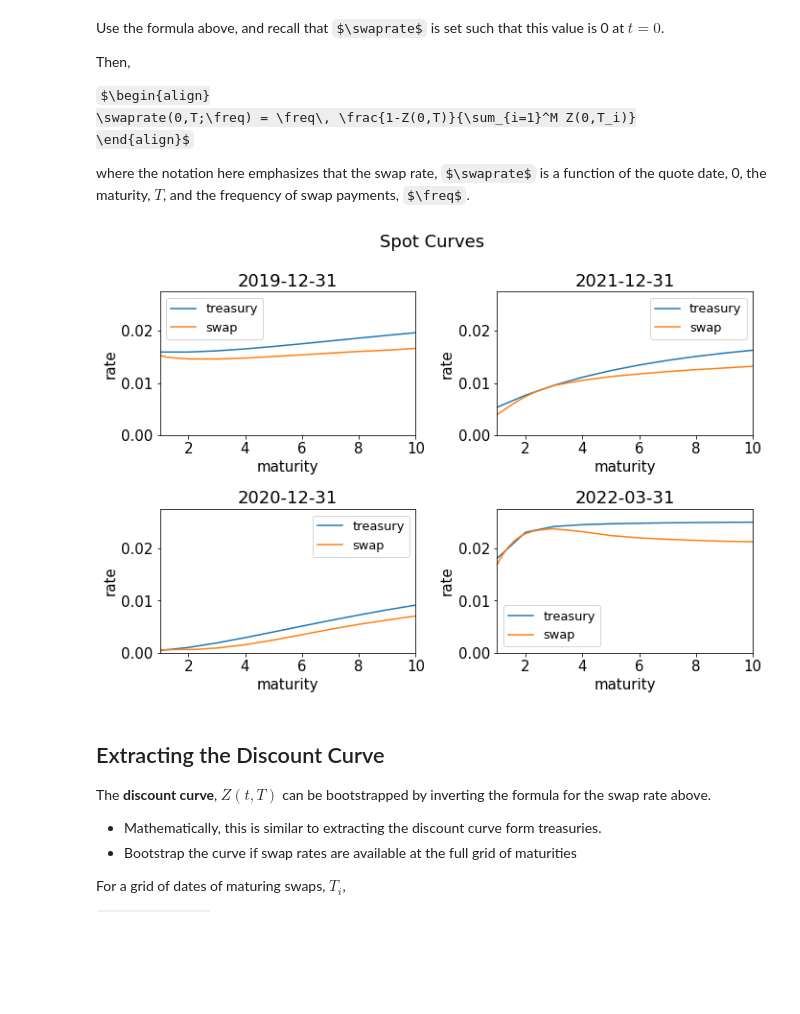
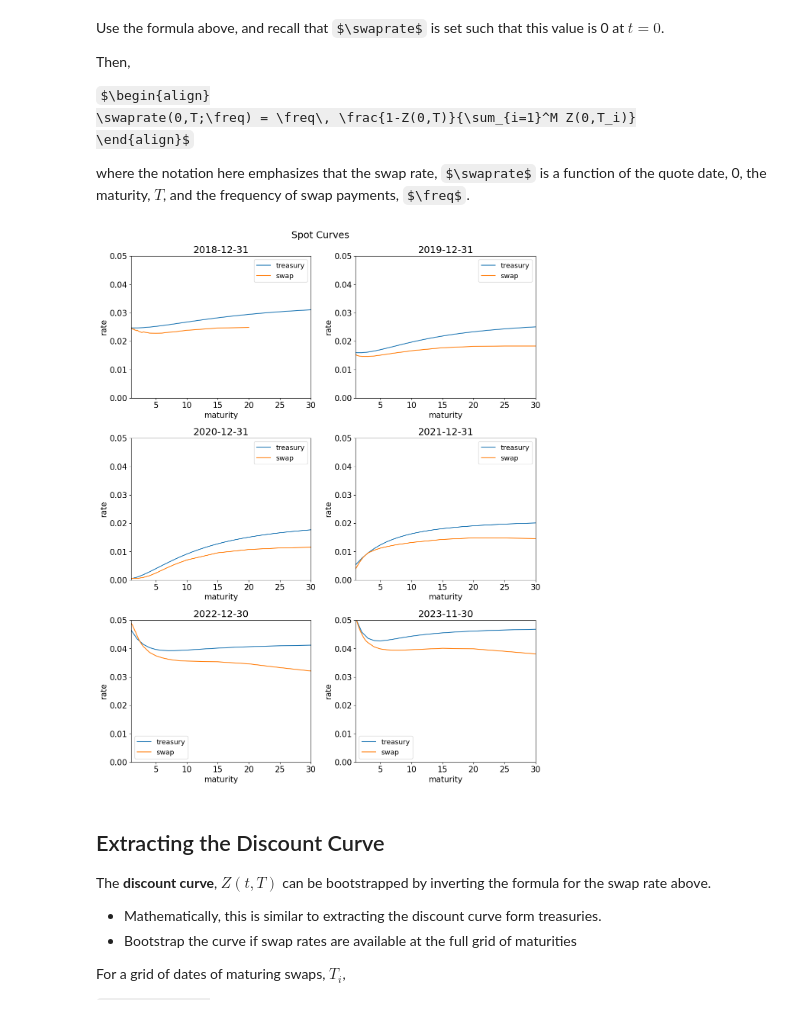
Before and after one commit to MarkHendricks/finm-fixedincome-2024, a Jupyter notebook: discussions/W.3. Swaps.ipynb, the cells around one changed output. Drawn from its saved outputs; the diff is of its cells as text; code cells hidden in the pictures; some formulas as TeX source; blank space fills up the shorter version.

```diff
--- a/discussions/W.3. Swaps.ipynb
+++ b/discussions/W.3. Swaps.ipynb
@@ -264,37 +264,37 @@ $\begin{align}
 
 where the notation here emphasizes that the swap rate, $\swaprate$ is a function of the quote date, 0, the maturity, $T$, and the frequency of swap payments, $\freq$.
 # %%
-dts = ['2019-12-31','2020-12-31','2021-12-31','2022-03-31']
+dts = ['2018-12-31','2019-12-31','2020-12-31','2021-12-31','2022-12-30','2023-11-30']
 
-GRID_UB = 10
+GRID_UB = 30
 
 ncols = (len(dts)/2 > 1) + 1
 nrows = int(np.ceil(len(dts)/ncols))
 
 MODEL = nelson_siegel
 DELTA = 1
 
-fig,ax = plt.subplots(nrows,ncols,figsize=(10,14/ncols))
+fig,ax = plt.subplots(nrows,ncols,figsize=(12,15))
 
 for i,QDATE in enumerate(dts):
     with warnings.catch_warnings():
         warnings.simplefilter('ignore')
         curve_treasury = extract_spot_curves(QDATE, model=MODEL, delta_maturity=DELTA, calc_forward=False)
 
     if ncols>1:
-        ax_selected = ax[i%ncols,int(i/ncols)]
+        ax_selected = ax[int(i/ncols),i%ncols]
     else:
         ax_selected = ax[i]
 
     curve_treasury['spot rate'].loc[:GRID_UB].plot(ax=ax_selected,xlim=(DELTA,GRID_UB))
-    swaps.loc[QDATE,:GRID_UB].plot(ax=ax_selected,title=QDATE,ylabel='rate',xlim=(DELTA,GRID_UB),ylim=(0,.0275))
+    swaps.loc[QDATE,:GRID_UB].plot(ax=ax_selected,title=QDATE,ylabel='rate',xlim=(DELTA,GRID_UB),ylim=(0,.05))
     ax_selected.legend(['treasury','swap'])
 
 plt.suptitle('Spot Curves')
 plt.tight_layout()
 plt.show()
 # %% [output]
-[figure, old version]
+[figure, new version]
 # %% [markdown]
 ## Extracting the Discount Curve
 
```
Also changed, not shown: parts of 8 cells of this notebook, 12 other files.
